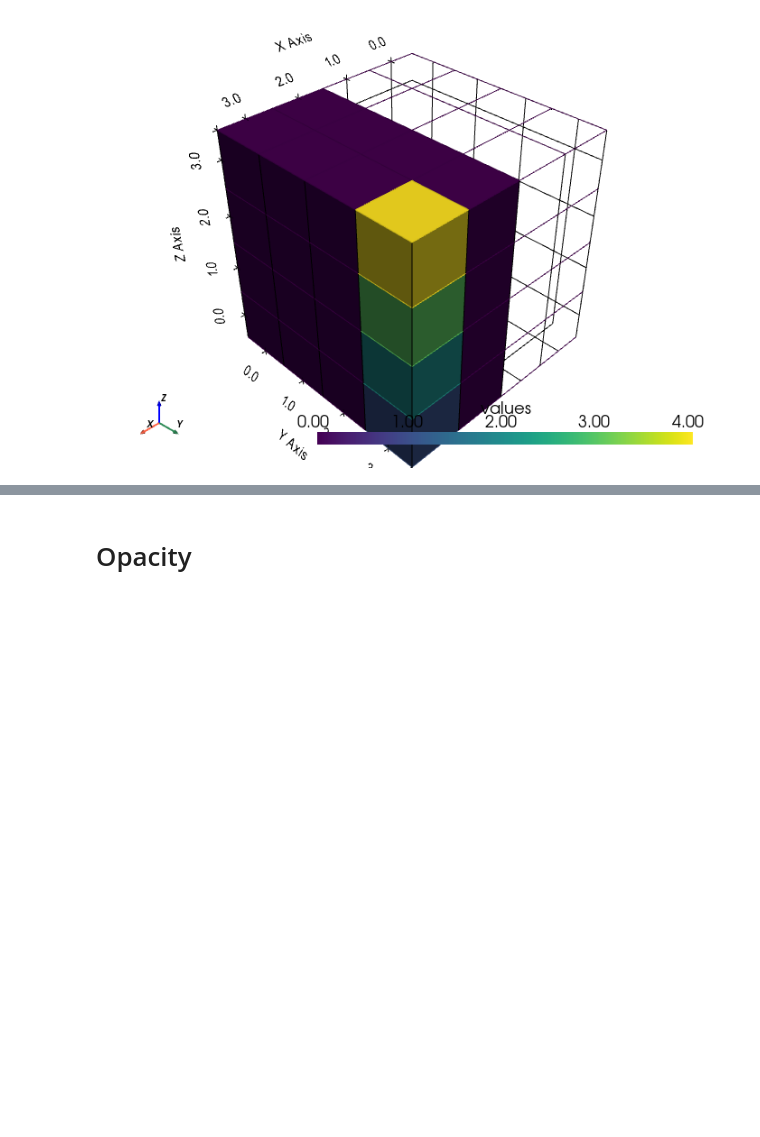
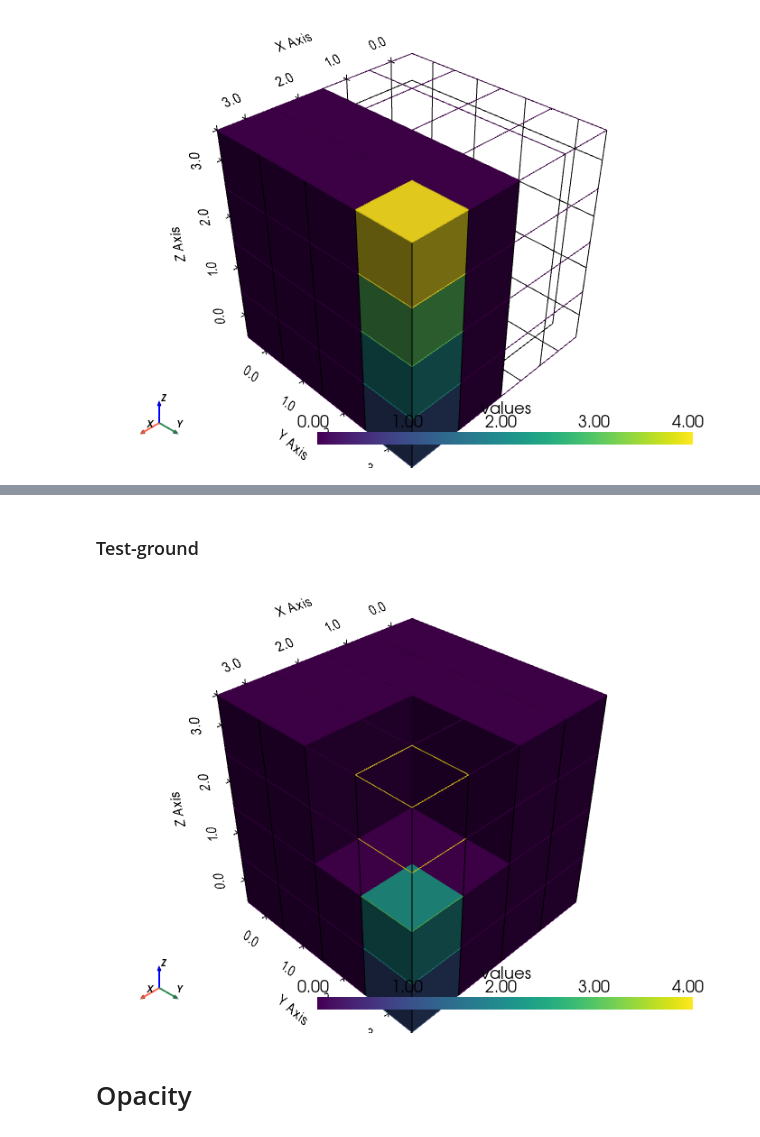
Before and after one commit to kmch/pyvista-examples, a Jupyter notebook: notebooks/myown/basics.ipynb, the cells around one changed output, grey strips where cells are left out. Drawn from its saved outputs; the diff is of its cells as text; code cells hidden in the pictures; blank space fills up the shorter version.

```diff
--- a/notebooks/myown/basics.ipynb
+++ b/notebooks/myown/basics.ipynb
@@ -475,3 +583,23 @@ p.show()
+# %% [markdown]
+### Test-ground
+# %%
+nx, ny, nz = 4, 4, 4
+v = np.zeros((nx,ny,nz))
+v[-1,-1,:] = np.arange(1,nz+1)
+ug = Vol(np2ug(v))
+p = pv.Plotter()
+p.add_mesh(ug,
+           style='wireframe'
+          )
+box = [1.5,3.5, 1.5,3.5, 1.5,3.5]
+# p.add_mesh(ug.clip_box(box, invert=1))
+p.add_mesh(ug.clip([2,3, 2,3, 2,3]))
+# p.add_mesh(ug.clip([[2,3],[2,3],[2,3]]))
+p.show_axes()
+p.show_grid()
+p.show()
+# %% [output]
+[figure, added]
 # %% [markdown]
 # Opacity
 # %%
```
Also changed, not shown: parts of 12 cells of this notebook.
